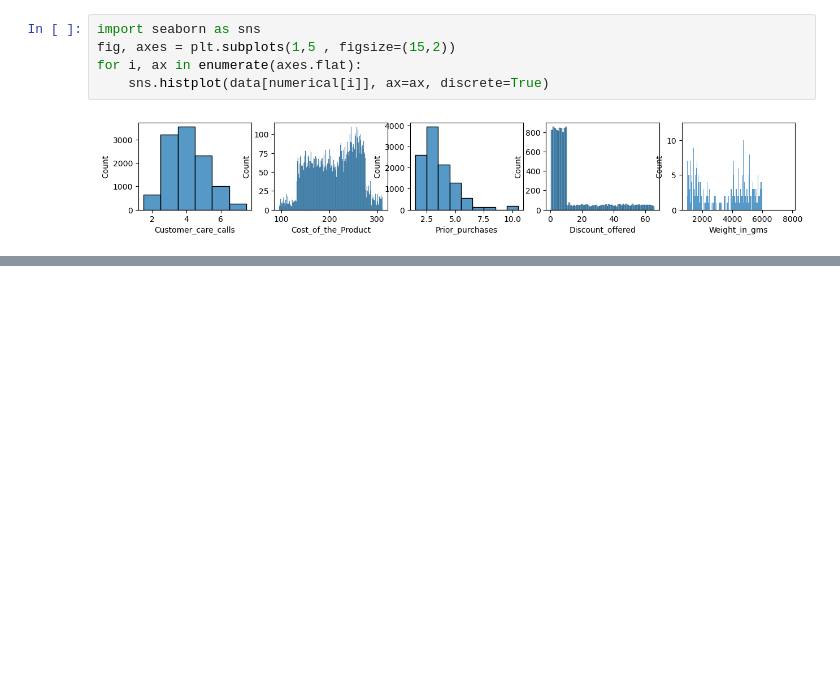
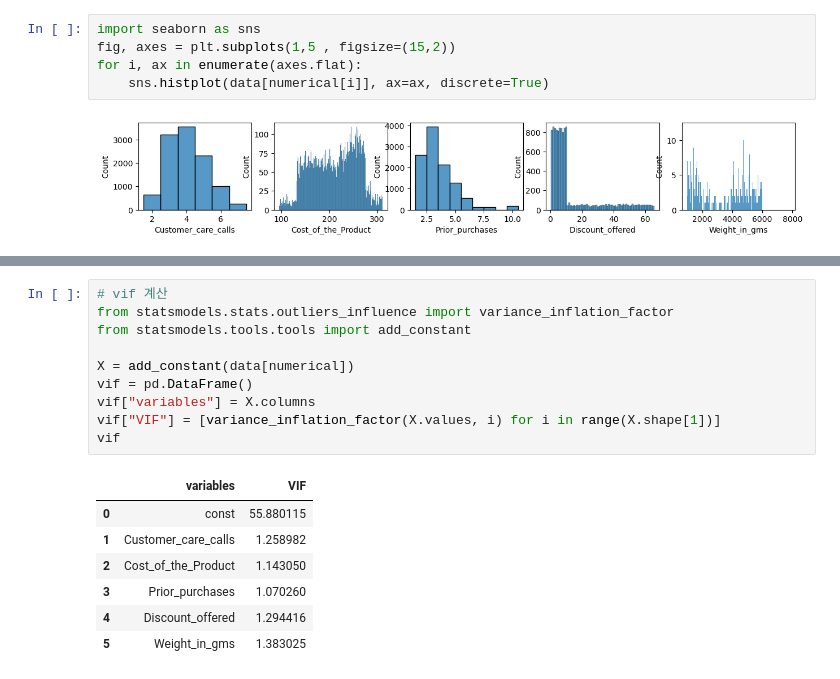
Before and after one commit to Jon9woo/e-commerce_shipping_predict, a Jupyter notebook: notebook/01-dataEDA.ipynb, the cells around one changed output, grey strips where cells are left out. Saved outputs shown, nothing was run; the diff lists cells and outputs as text; blank space fills up the shorter version.

```diff
--- a/notebook/01-dataEDA.ipynb
+++ b/notebook/01-dataEDA.ipynb
@@ -119,0 +132,18 @@ for i, ax in enumerate(axes.flat):
+# %%
+# vif 계산
+from statsmodels.stats.outliers_influence import variance_inflation_factor
+from statsmodels.tools.tools import add_constant
+
+X = add_constant(data[numerical])
+vif = pd.DataFrame()
+vif["variables"] = X.columns
+vif["VIF"] = [variance_inflation_factor(X.values, i) for i in range(X.shape[1])]
+vif
+# %% [output]
+|  | variables | VIF |
+| 0 | const | 55.880115 |
+| 1 | Customer_care_calls | 1.258982 |
+| 2 | Cost_of_the_Product | 1.143050 |
+| 3 | Prior_purchases | 1.070260 |
+| 4 | Discount_offered | 1.294416 |
+| 5 | Weight_in_gms | 1.383025 |
```
Also changed, not shown: parts of 2 cells of this notebook, 2 other files.
